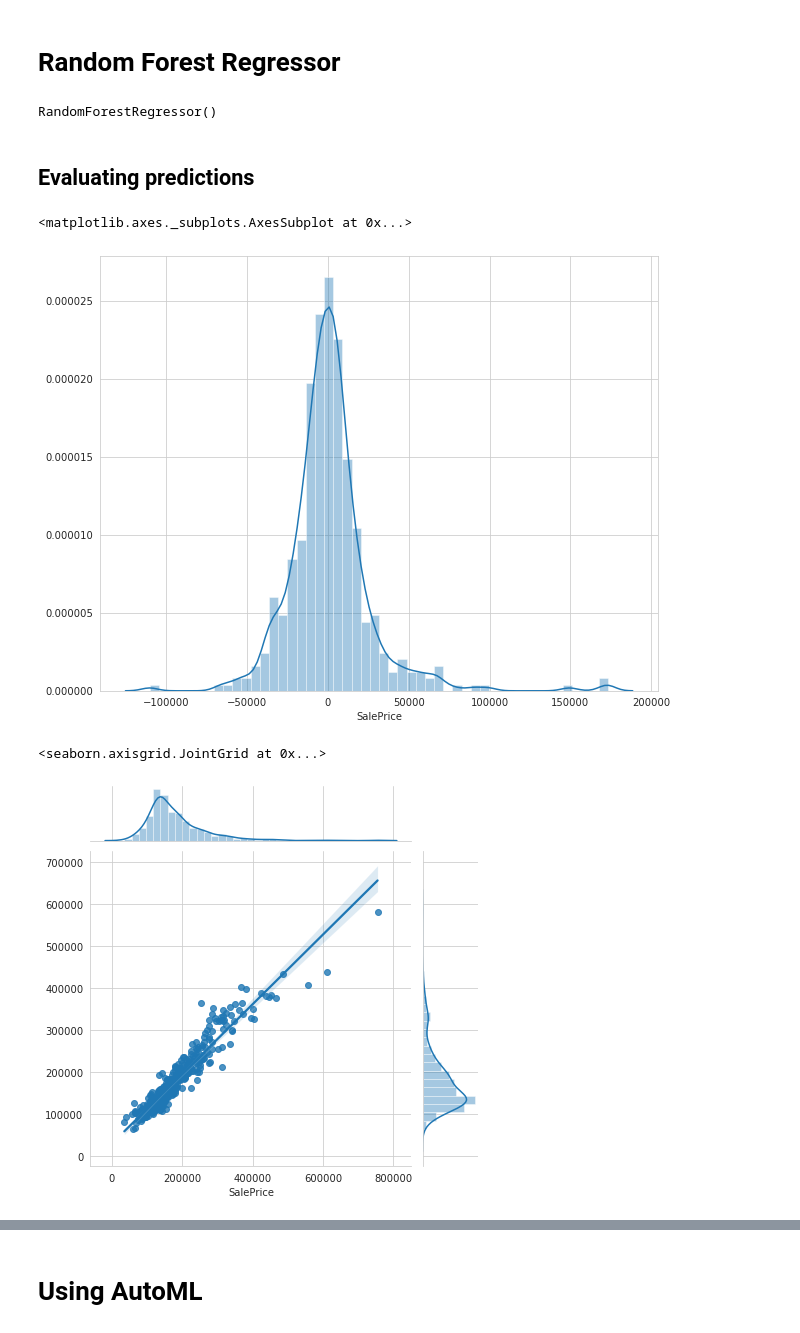
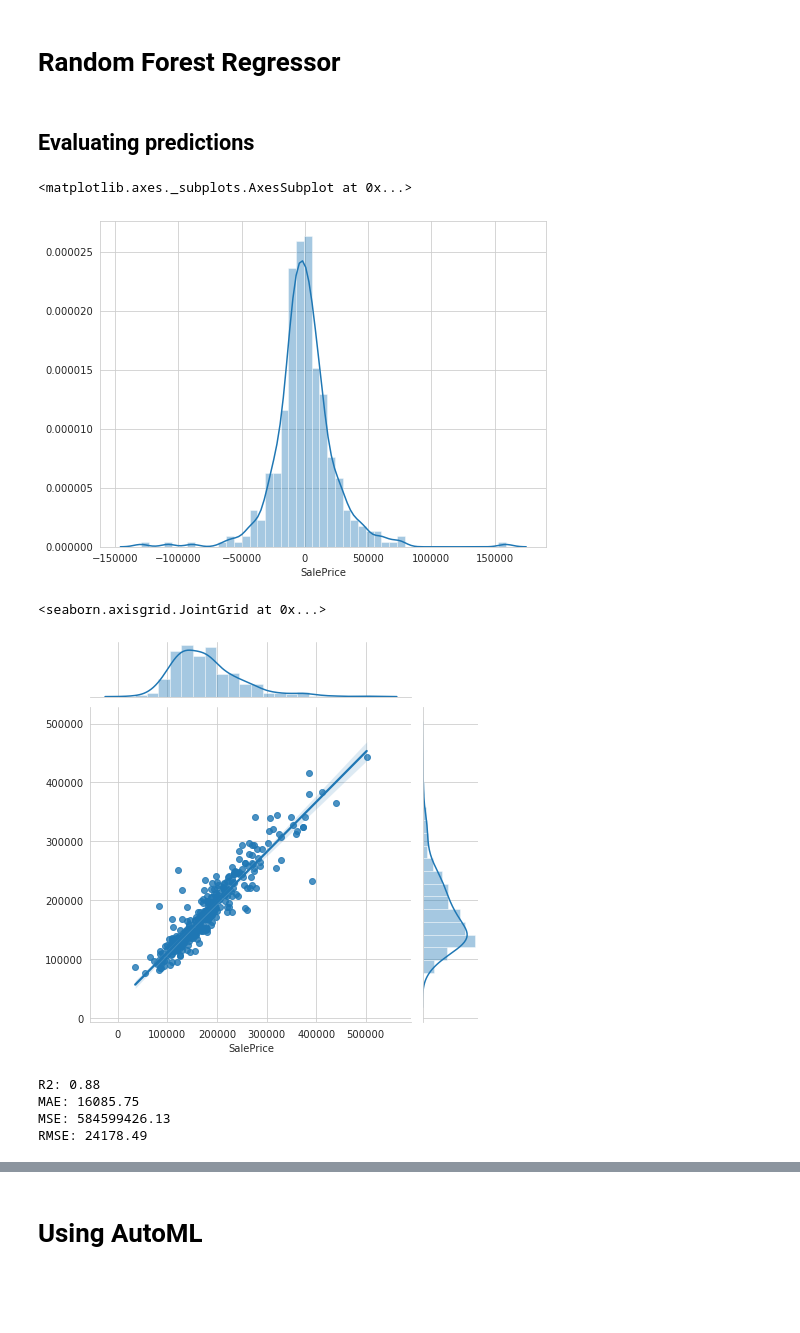
Before and after one commit to luamzi/Kaggle-House-Prices, a Jupyter notebook: House Prices Analysis.ipynb, the cells around one changed output, grey strips where cells are left out. Saved outputs shown, nothing was run; the diff lists cells and outputs as text; code cells hidden in the pictures; blank space fills up the shorter version.

```diff
--- a/House Prices Analysis.ipynb
+++ b/House Prices Analysis.ipynb
@@ -150,7 +168,7 @@ X = df_new.drop('SalePrice', axis=1)
 # %%
 from sklearn.model_selection import train_test_split
 # %%
-X_train, X_test, y_train, y_test = train_test_split(X, y, test_size = 0.3, random_state = 42)
+X_train, X_test, y_train, y_test = train_test_split(X, y)
 # %% [markdown]
 # Linear Regression Model
 # %%
@@ -206,4 +226,0 @@ rfr = RandomForestRegressor()
-# %%
-rfr.fit(X_train, y_train)
-# %% [output]
-RandomForestRegressor()
@@ -215,13 +230,13 @@ y_pred = rfr.predict(X_test)
 err = y_test - y_pred
 # %%
 # residual error distribution
-plt.figure(figsize = (10, 8))
+plt.figure(figsize = (8, 6))
 sns.distplot(err)
 # %% [output]
 <matplotlib.axes._subplots.AxesSubplot at 0x...>
-[figure, old version]
+[figure, new version]
 # %%
 sns.jointplot(y_test, y_pred, kind='reg', )
 # %% [output]
 <seaborn.axisgrid.JointGrid at 0x...>
-[figure, old version]
+[figure, new version]
@@ -230,5 +243,17 @@ from sklearn.metrics import mean_absolute_error, mean_squared_error, r2_score
 # %%
+from sklearn.metrics import mean_absolute_error, mean_squared_error, r2_score
+
 mae = mean_absolute_error(y_test, y_pred)
 mse = mean_squared_error(y_test, y_pred)
 rmse = np.sqrt(mse)
 r2 = r2_score(y_test, y_pred)
+
+print('R2:', round(r2, 2))
+print('MAE:', round(mae, 2))
+print('MSE:', round(mse, 2))
+print('RMSE:', round(rmse, 2))
+# %% [output]
+R2: 0.88
+MAE: 16085.75
+MSE: 584599426.13
+RMSE: 24178.49
```
Also changed, not shown: parts of 18 cells of this notebook, 1 other file.
